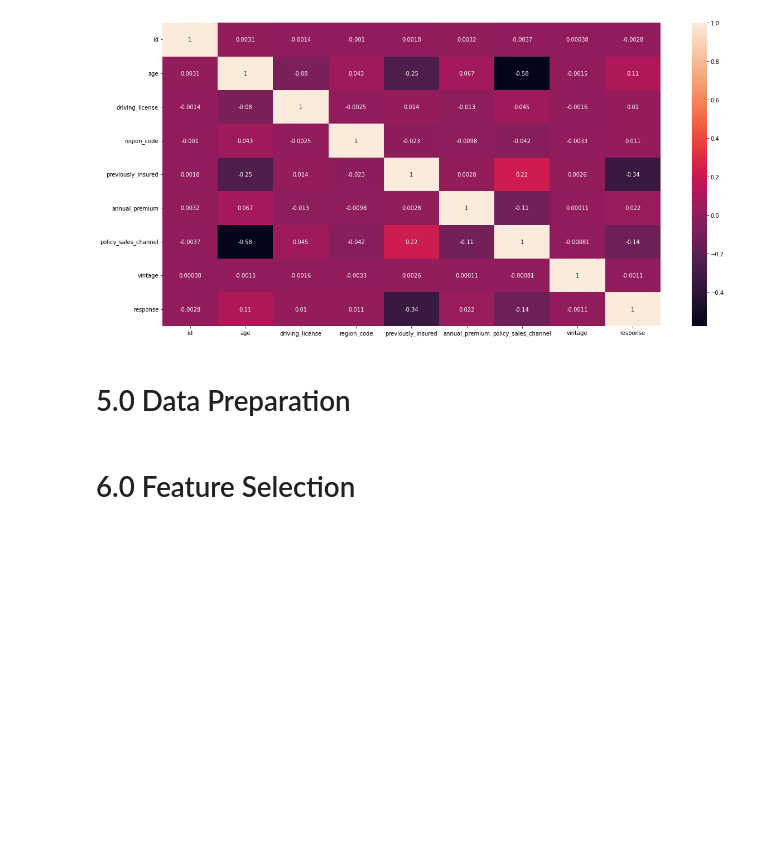
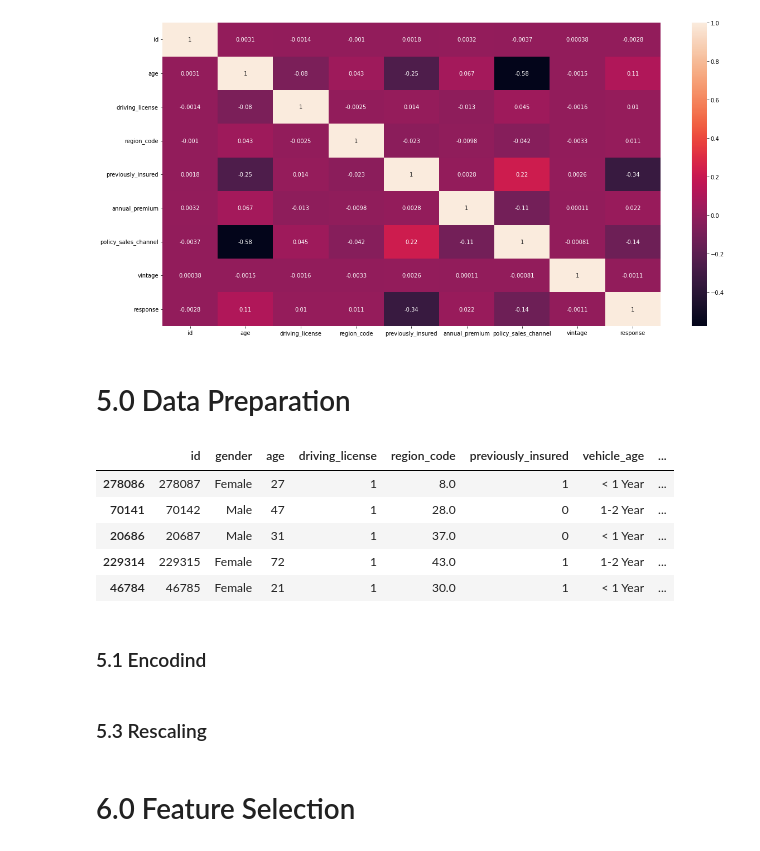
Before and after one commit to alexandrerod/health_insurance_cross_sell, a Jupyter notebook: notebooks/heath_insurance.ipynb, the cells around one changed output. Saved outputs shown, nothing was run; the diff lists cells and outputs as text; code cells hidden in the pictures; blank space fills up the shorter version.

```diff
--- a/notebooks/heath_insurance.ipynb
+++ b/notebooks/heath_insurance.ipynb
@@ -411,3 +432,13 @@ sns.heatmap(numerical_features.corr('pearson'), annot=True)
 # 5.0 Data Preparation
 # %%
 df5 = df4.copy()
+df5.sample(5)
+# %% [output]
+|  | id | gender | age | driving_license | region_code | previously_insured | vehicle_age | ... |
+| 278086 | 278087 | Female | 27 | 1 | 8.0 | 1 | < 1 Year | ... |
+| 70141 | 70142 | Male | 47 | 1 | 28.0 | 0 | 1-2 Year | ... |
+| 20686 | 20687 | Male | 31 | 1 | 37.0 | 0 | < 1 Year | ... |
+| 229314 | 229315 | Female | 72 | 1 | 43.0 | 1 | 1-2 Year | ... |
+| 46784 | 46785 | Female | 21 | 1 | 30.0 | 1 | < 1 Year | ... |
+# %% [markdown]
+### 5.1 Encodind
@@ -413,0 +466,2 @@ df5 = df4.copy()
+# %% [markdown]
+### 5.3 Rescaling
```
Also changed, not shown: parts of 17 cells of this notebook.
